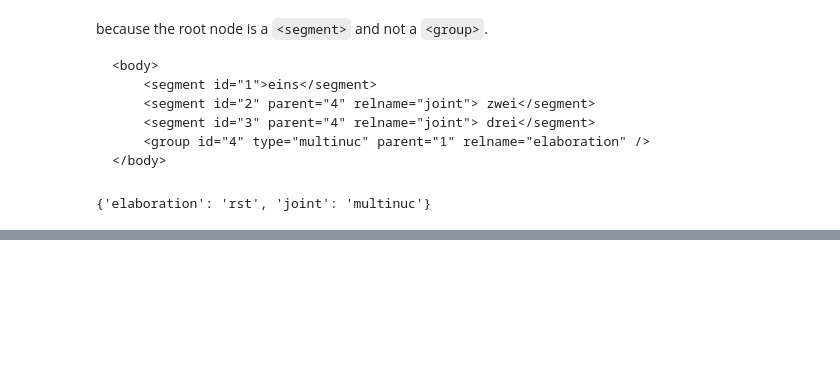
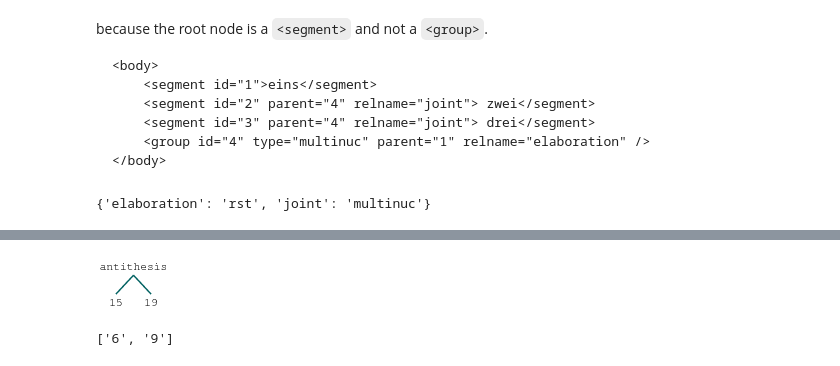
Before and after one commit to arne-cl/alt-mulig, a Jupyter notebook: discoursegraphs/rst2tree/convert-rs3-files-into-sane-nltk-trees.ipynb, the cells around one changed output, grey strips where cells are left out. Cells and saved outputs as stored; diff of their text form; code cells hidden in the pictures; blank space fills up the shorter version.

```diff
--- a/discoursegraphs/rst2tree/convert-rs3-files-into-sane-nltk-trees.ipynb
+++ b/discoursegraphs/rst2tree/convert-rs3-files-into-sane-nltk-trees.ipynb
@@ -7,26 +9,3 @@ from discoursegraphs.readwrite.rst.rs3 import extract_relationtypes
-# %%
-def t(root, children=None):
-    "Create nltk.tree.ParentedTree from a root (str) and a list of (str, list) tuples."
-    assert isinstance(root, basestring)
-
-    # Beware: a ParentedTree is also a list!
-    if isinstance(children, ParentedTree):
-        child_trees = [children]
-
-    elif isinstance(children, list):
-        child_trees = []
-        for child in children:
-            if isinstance(child, ParentedTree):
-                child_trees.append(child)
-            else:  #isinstance(child, tuple)
-                child_trees.append(t(*child))
-    elif isinstance(children, basestring):
-        # this tree does only have one child, a leaf node
-        child_trees = [children]
-    else:  #children == None
-        # this tree only consists of one leaf node
-        child_trees = []
-    return ParentedTree(root, child_trees)
 # %%
 # !ls *.rs3
 # %%
@@ -379,0 +434,11 @@ children_dict2tree(children)
+# %%
+t('antithesis', [
+    ('15', []),
+    ('19', [])
+])
+# %% [output]
+[figure, added]
+# %%
+child_dict['18'] # 18 is a span, so we have to look at its children
+# %% [output]
+['6', '9']
```
Also changed, not shown: parts of 46 cells of this notebook, 1 other file.
